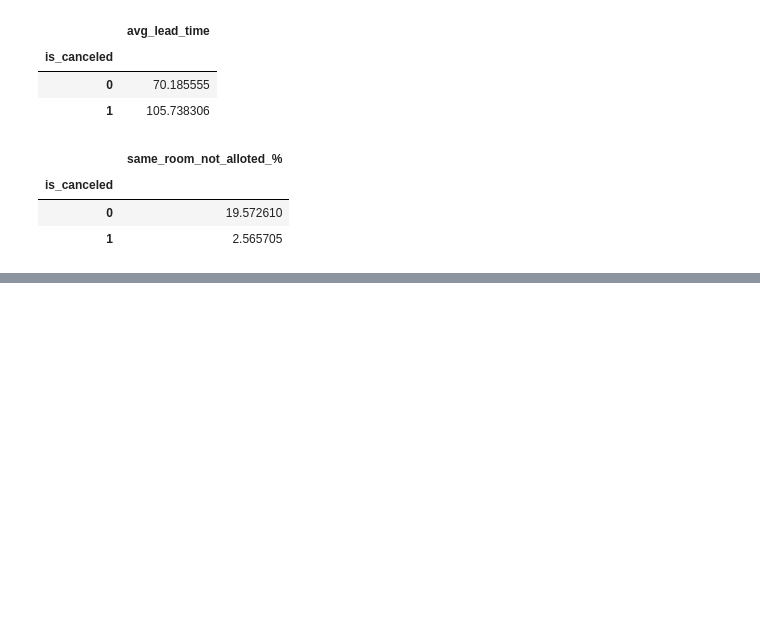
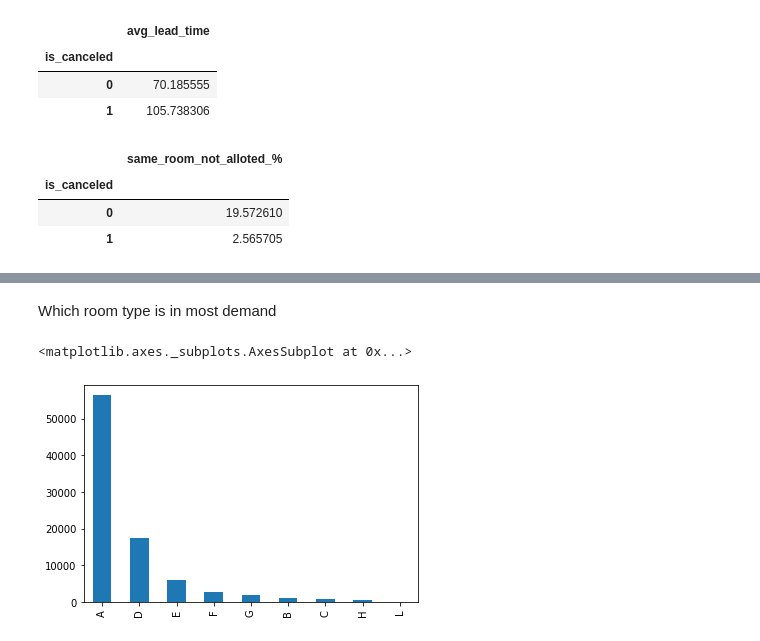
Before and after one commit to Neerajdataguy/EDA-Hotel-Booking, a Jupyter notebook: EDA(Group)_Hotel_Booking_Analysis_Capstone_Project.ipynb, the cells around one changed output, grey strips where cells are left out. Drawn from its saved outputs; the diff is of its cells as text; code cells hidden in the pictures; blank space fills up the shorter version.

```diff
--- a/EDA(Group)_Hotel_Booking_Analysis_Capstone_Project.ipynb
+++ b/EDA(Group)_Hotel_Booking_Analysis_Capstone_Project.ipynb
@@ -398,0 +439,7 @@ D3
+# %% [markdown]
+Which room type is in most demand
+# %%
+df1['reserved_room_type'].value_counts().plot(kind = 'bar')
+# %% [output]
+<matplotlib.axes._subplots.AxesSubplot at 0x...>
+[figure, added]
```
Also changed, not shown: parts of 13 cells of this notebook.
